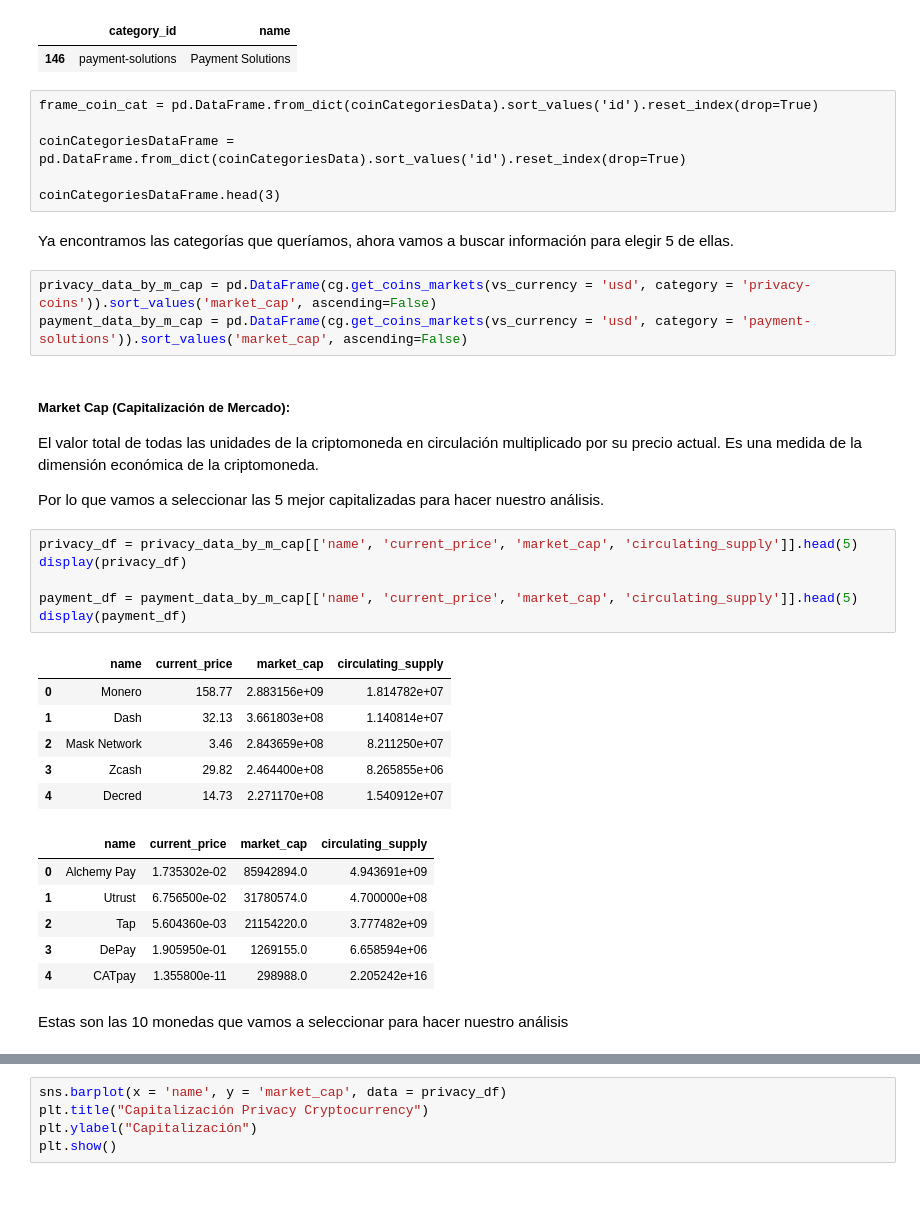
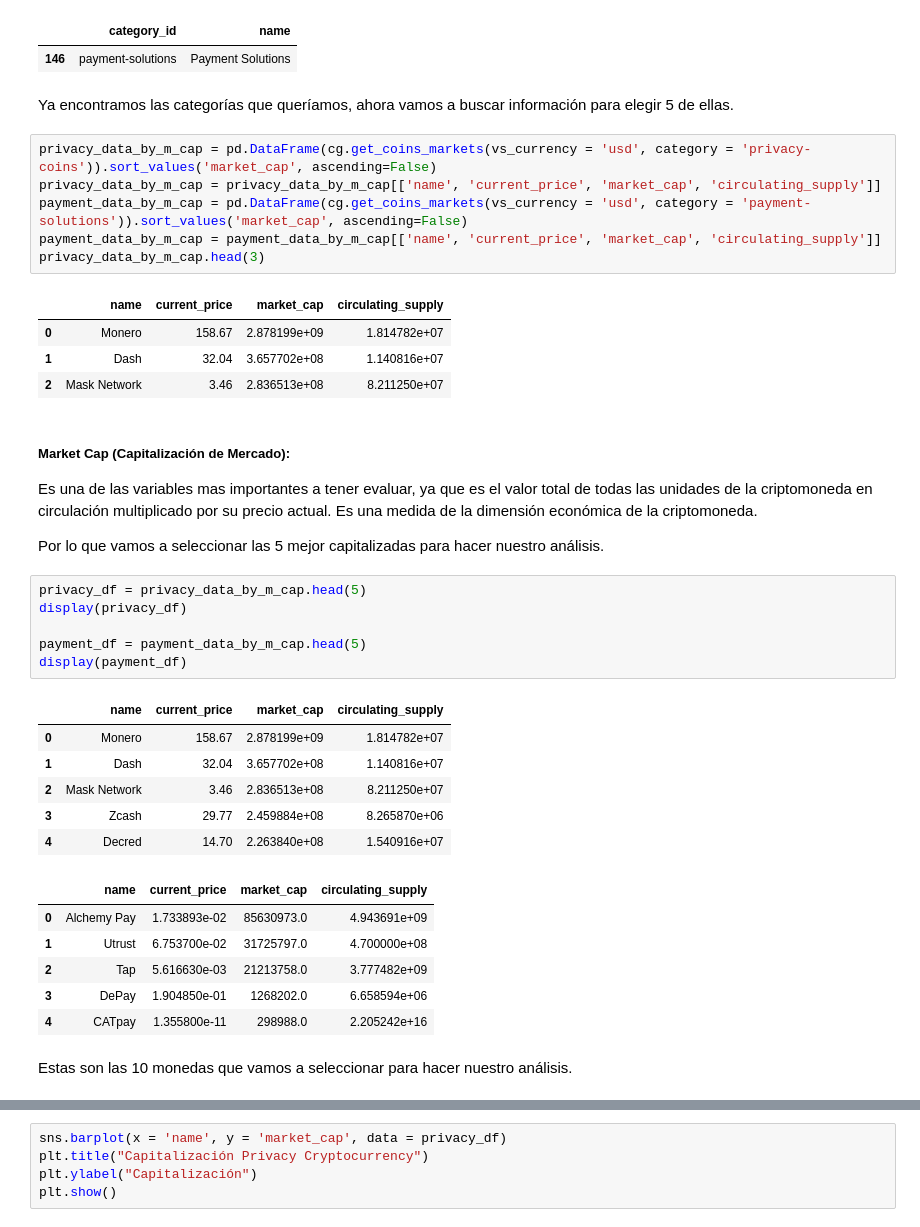
Before and after one commit to cristian-torres-ds/cryptocurrency_market_data_analytics, a Jupyter notebook: 2_crypto_selection.ipynb, the cells around one changed output, grey strips where cells are left out. Drawn from its saved outputs; the diff is of its cells as text; blank space fills up the shorter version.

Commit message:
Archivos .py, preparando para streamlit

```diff
--- a/2_crypto_selection.ipynb
+++ b/2_crypto_selection.ipynb
@@ -44,42 +38,44 @@ coin_categories[coin_categories['category_id'].str.contains('payment')]
 # %% [output]
 |  | category_id | name |
 | 146 | payment-solutions | Payment Solutions |
-# %% [raw]
-frame_coin_cat = pd.DataFrame.from_dict(coinCategoriesData).sort_values('id').reset_index(drop=True)
-
-coinCategoriesDataFrame = pd.DataFrame.from_dict(coinCategoriesData).sort_values('id').reset_index(drop=True)
-
-coinCategoriesDataFrame.head(3)
 # %% [markdown]
 Ya encontramos las categorías que queríamos, ahora vamos a buscar información para elegir 5 de ellas.
 # %%
 privacy_data_by_m_cap = pd.DataFrame(cg.get_coins_markets(vs_currency = 'usd', category = 'privacy-coins')).sort_values('market_cap', ascending=False)
+privacy_data_by_m_cap = privacy_data_by_m_cap[['name', 'current_price', 'market_cap', 'circulating_supply']]
 payment_data_by_m_cap = pd.DataFrame(cg.get_coins_markets(vs_currency = 'usd', category = 'payment-solutions')).sort_values('market_cap', ascending=False)
+payment_data_by_m_cap = payment_data_by_m_cap[['name', 'current_price', 'market_cap', 'circulating_supply']]
+privacy_data_by_m_cap.head(3)
+# %% [output]
+|  | name | current_price | market_cap | circulating_supply |
+| 0 | Monero | 158.67 | 2.878199e+09 | 1.814782e+07 |
+| 1 | Dash | 32.04 | 3.657702e+08 | 1.140816e+07 |
+| 2 | Mask Network | 3.46 | 2.836513e+08 | 8.211250e+07 |
 # %% [markdown]
 ##### Market Cap (Capitalización de Mercado):
 
-El valor total de todas las unidades de la criptomoneda en circulación multiplicado por su precio actual. Es una medida de la dimensión económica de la criptomoneda.
+Es una de las variables mas importantes a tener evaluar, ya que es el valor total de todas las unidades de la criptomoneda en circulación multiplicado por su precio actual. Es una medida de la dimensión económica de la criptomoneda.
 
 Por lo que vamos a seleccionar las 5 mejor capitalizadas para hacer nuestro análisis.
 # %%
-privacy_df = privacy_data_by_m_cap[['name', 'current_price', 'market_cap', 'circulating_supply']].head(5)
+privacy_df = privacy_data_by_m_cap.head(5)
 display(privacy_df)
 
-payment_df = payment_data_by_m_cap[['name', 'current_price', 'market_cap', 'circulating_supply']].head(5)
+payment_df = payment_data_by_m_cap.head(5)
 display(payment_df)
 # %% [output]
 |  | name | current_price | market_cap | circulating_supply |
-| 0 | Monero | 158.77 | 2.883156e+09 | 1.814782e+07 |
-| 1 | Dash | 32.13 | 3.661803e+08 | 1.140814e+07 |
-| 2 | Mask Network | 3.46 | 2.843659e+08 | 8.211250e+07 |
-| 3 | Zcash | 29.82 | 2.464400e+08 | 8.265855e+06 |
-| 4 | Decred | 14.73 | 2.271170e+08 | 1.540912e+07 |
+| 0 | Monero | 158.67 | 2.878199e+09 | 1.814782e+07 |
+| 1 | Dash | 32.04 | 3.657702e+08 | 1.140816e+07 |
+| 2 | Mask Network | 3.46 | 2.836513e+08 | 8.211250e+07 |
+| 3 | Zcash | 29.77 | 2.459884e+08 | 8.265870e+06 |
+| 4 | Decred | 14.70 | 2.263840e+08 | 1.540916e+07 |
 |  | name | current_price | market_cap | circulating_supply |
-| 0 | Alchemy Pay | 1.735302e-02 | 85942894.0 | 4.943691e+09 |
-| 1 | Utrust | 6.756500e-02 | 31780574.0 | 4.700000e+08 |
-| 2 | Tap | 5.604360e-03 | 21154220.0 | 3.777482e+09 |
-| 3 | DePay | 1.905950e-01 | 1269155.0 | 6.658594e+06 |
+| 0 | Alchemy Pay | 1.733893e-02 | 85630973.0 | 4.943691e+09 |
+| 1 | Utrust | 6.753700e-02 | 31725797.0 | 4.700000e+08 |
+| 2 | Tap | 5.616630e-03 | 21213758.0 | 3.777482e+09 |
+| 3 | DePay | 1.904850e-01 | 1268202.0 | 6.658594e+06 |
 | 4 | CATpay | 1.355800e-11 | 298988.0 | 2.205242e+16 |
 # %% [markdown]
-Estas son las 10 monedas que vamos a seleccionar para hacer nuestro análisis
+Estas son las 10 monedas que vamos a seleccionar para hacer nuestro análisis.
 # %%
```
Also changed, not shown: parts of 10 cells of this notebook, 7 other files.
